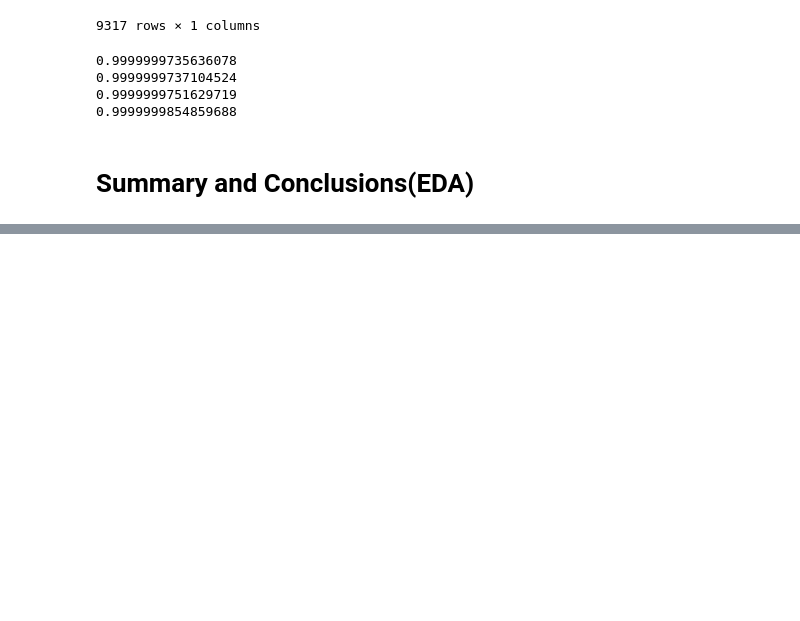
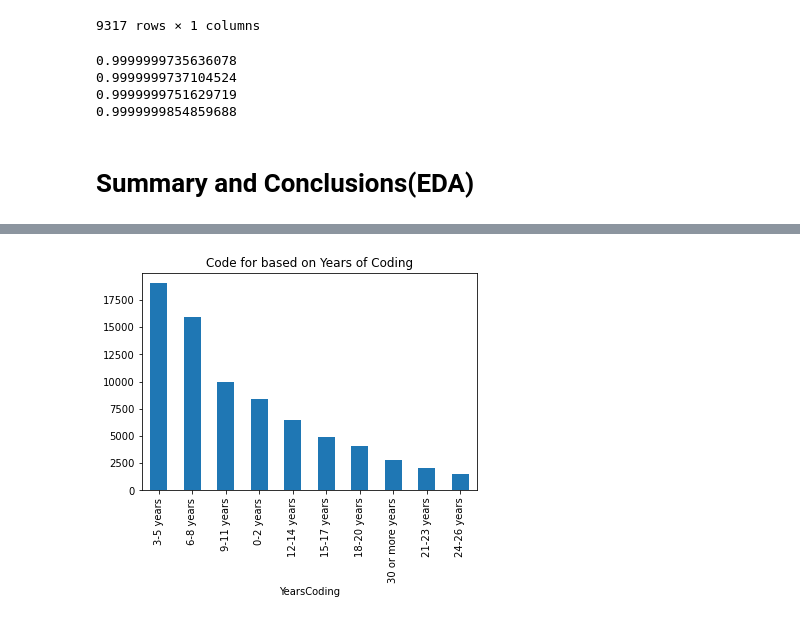
Before and after one commit to akashsky1994/stack-overflow-developer-survey-analysis, a Jupyter notebook: developer-data-analysis.ipynb, the cells around one changed output, grey strips where cells are left out. Cells and saved outputs as stored; diff of their text form; code cells hidden in the pictures; blank space fills up the shorter version.

```diff
--- a/developer-data-analysis.ipynb
+++ b/developer-data-analysis.ipynb
@@ -609,0 +609,10 @@ print('Mean MAE: %.3f (%.3f)' % (scores.mean(), scores.std()) )
+# %%
+# How many years are developer coding for Hobby most?
+codeforHobbyYearsCoding_df= codeforHobby_df.groupby('YearsCoding').count()
+codeforHobbyYearsCoding_df.sort_values(by=['Respondent'], ascending=False, inplace=True)
+
+codeforHobbyYearsCoding_df.iloc[0:10, 0].plot.bar()
+plt.title('Code for based on Years of Coding')
+plt.show()
+# %% [output]
+[figure, added]
```
Also changed, not shown: parts of 26 cells of this notebook, 1 other file.
